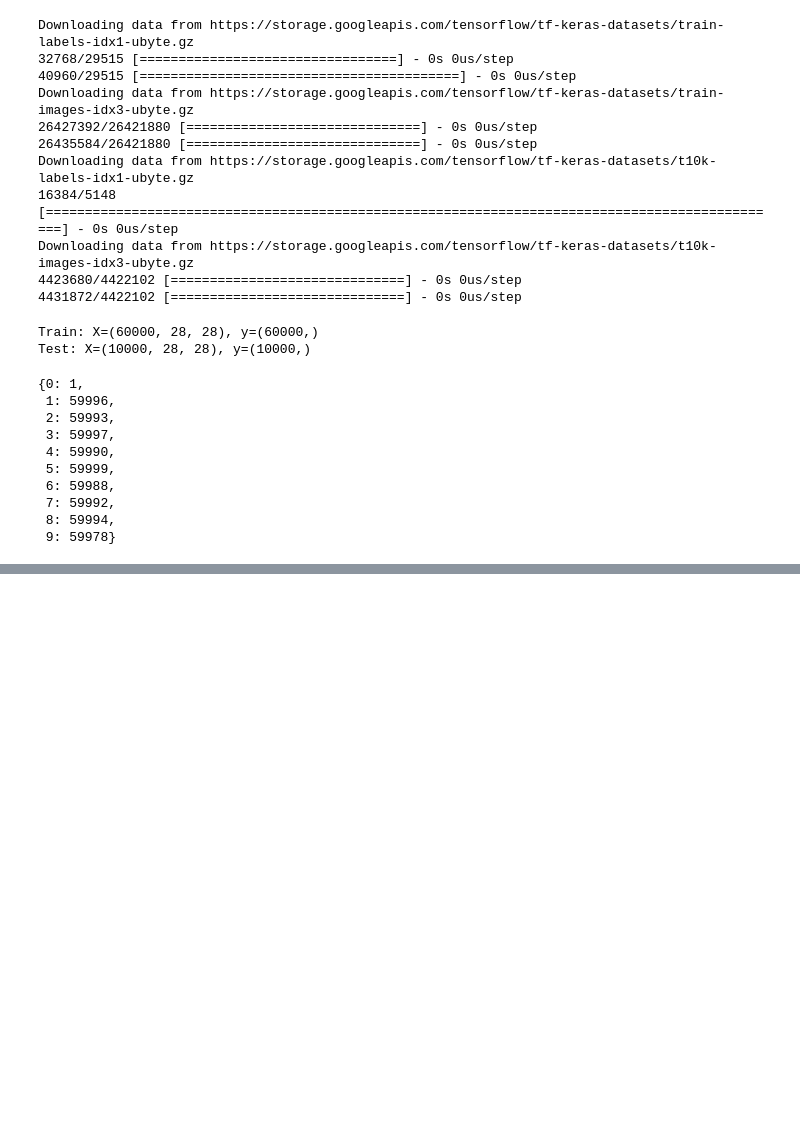
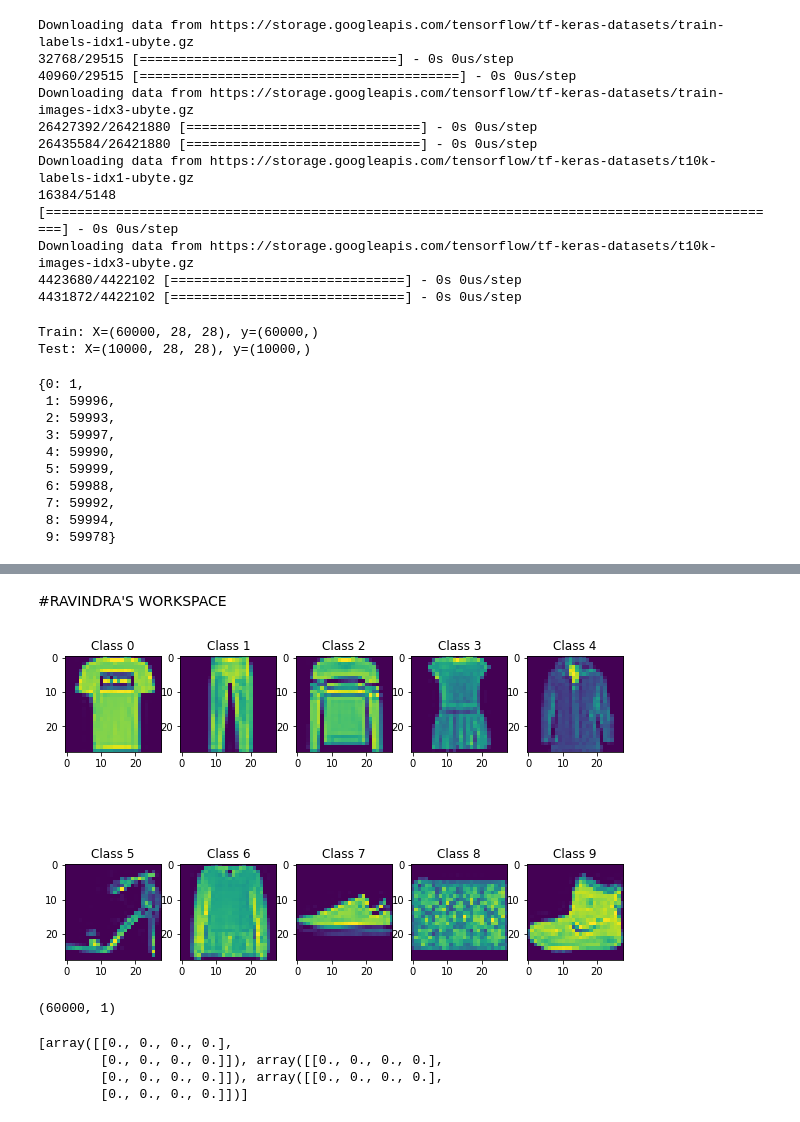
Before and after one commit to rashmi05pathak/CS6910_Assignment1, a Jupyter notebook: EE20S051_CS21M050.ipynb, the cells around one changed output, grey strips where cells are left out. Saved outputs shown, nothing was run; the diff lists cells and outputs as text; code cells hidden in the pictures; blank space fills up the shorter version.

```diff
--- a/EE20S051_CS21M050.ipynb
+++ b/EE20S051_CS21M050.ipynb
@@ -193,3 +384,5 @@ def predict(parameters,X):
     b2 = parameters["b2"]
     A2, cache = forward_propagation(X, parameters)
     return A2
+# %% [markdown]
+#RAVINDRA'S WORKSPACE
@@ -195,0 +393,36 @@ def predict(parameters,X):
+# %%
+# 1. Start a W&B run
+wandb.init(project='gpt3')
+
+# 2. Save model inputs and hyperparameters
+config = wandb.config
+config.learning_rate = 0.01
+
+# Model training code here ...
+
+# 3. Log metrics over time to visualize performance
+for i in range (10):
+    wandb.log({"loss": loss})
+# %%
+(xtrain,ytrain),(xtest,ytest) = fashion_mnist.load_data()
+ytrainUnique,uniqueIndex = np.unique(ytrain,return_index=True)
+xtrainUnique = xtrain[uniqueIndex]
+fig = pyplot.figure(figsize=(10, 7));
+for i,j in enumerate(uniqueIndex):
+  fig.add_subplot(2, 5, i+1)
+  plt.imshow(xtrainUnique[i])#cmap=plt.cm.binary
+  plt.title("Class "+str(i))
+plt.show()
+# %% [output]
+[figure, added]
+# %%
+trainy.reshape(trainy.shape[0],1).shape
+# %% [output]
+(60000, 1)
+# %%
+[np.zeros((2,4)) for i in range(3)]
+# %% [output]
+[array([[0., 0., 0., 0.],
+        [0., 0., 0., 0.]]), array([[0., 0., 0., 0.],
+        [0., 0., 0., 0.]]), array([[0., 0., 0., 0.],
+        [0., 0., 0., 0.]])]
```
Also changed, not shown: parts of 22 cells of this notebook.
